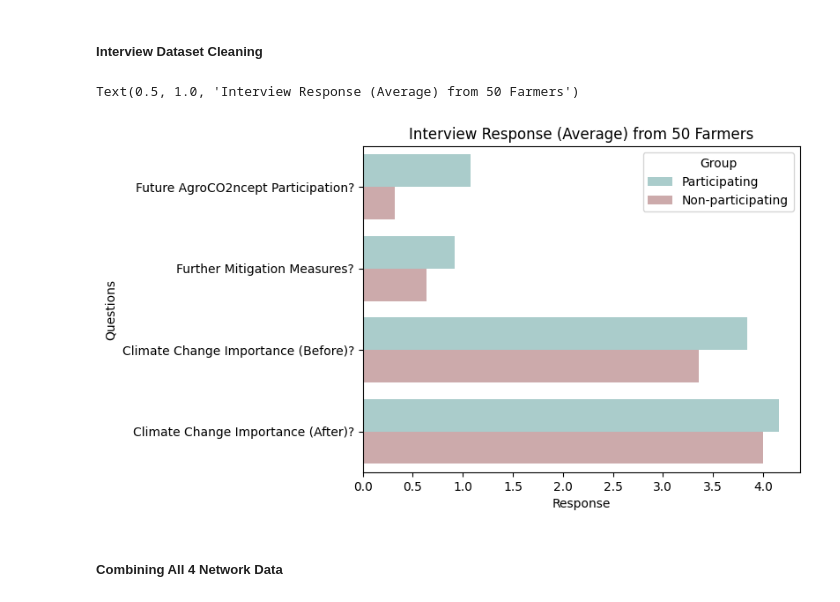
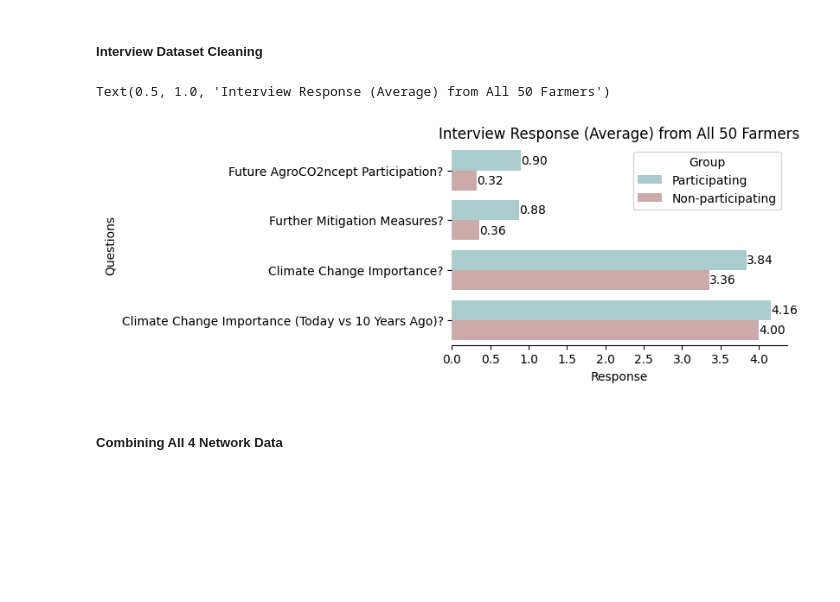
Before and after one commit to liugrac/climate_change_responses, a Jupyter notebook: Farmers Social Network.ipynb, the cells around one changed output. Cells and saved outputs as stored; diff of their text form; code cells hidden in the pictures; blank space fills up the shorter version.

```diff
--- a/Farmers Social Network.ipynb
+++ b/Farmers Social Network.ipynb
@@ -91,31 +93,38 @@ Non-part Farmer ID:  [57, 58, 59, 60, 61, 62, 63, 64, 65, 66, 67, 68, 69, 70, 71
 # %%
 def int_data_cleaning(df, group):
     df.columns = df.columns.str.replace(r'_nonpart', '')
     df.columns = df.columns.str.replace(r'consider_', '')
     df.columns = df.columns.str.replace(r'_again', '')
+    df['part'] = np.where(df['part'] == 2, 0.5, df['part'])
+    df['furt_reduc'] = np.where(df['furt_reduc'] == 2, 0.5, df['part'])
     df1 = df[['part','furt_reduc','CC_import','CC_import_change']].rename(
         columns = {'part':'Future AgroCO2ncept Participation?',
         'furt_reduc':'Further Mitigation Measures?',
-        'CC_import':'Climate Change Importance (Before)?',
-        'CC_import_change':'Climate Change Importance (After)?'})
+        'CC_import':'Climate Change Importance?',
+        'CC_import_change':'Climate Change Importance (Today vs 10 Years Ago)?'})
     df2 = df1.mean()
     df2 = pd.DataFrame(df2).reset_index().rename(
         columns = {'index':'Questions', 0: 'Response'})
     df2['Group'] = group
     return df2
 
 all_part_int_stats_df = int_data_cleaning(att_part_int_df, 'Participating')
 all_non_int_stats_df = int_data_cleaning(att_non_int_df,'Non-participating')
 
 all_int_response = pd.concat([all_part_int_stats_df, all_non_int_stats_df])
 
+fig, ax = plt.subplots(figsize=(5, 3))
+
 part_colors = ['#a4d2d0','#d2a4a6']
-sns.set_palette(sns.color_palette(part_colors))
-sns.barplot(data=all_int_response, x="Response", y="Questions", hue="Group"
-).set_title(f'Interview Response (Average) from {len(att_part_int_df) + len(att_non_int_df)} Farmers')
+ax = sns.set_palette(sns.color_palette(part_colors))
+ax = sns.barplot(data=all_int_response, x="Response", y="Questions", hue="Group")
+for container in ax.containers:
+    ax.bar_label(container, fmt='%.2f')
+sns.despine(bottom = False, left = True)
+ax.set_title(f'Interview Response (Average) from All {len(att_part_int_df) + len(att_non_int_df)} Farmers')
 # %% [output]
-Text(0.5, 1.0, 'Interview Response (Average) from 50 Farmers')
+Text(0.5, 1.0, 'Interview Response (Average) from All 50 Farmers')
-[figure, old version]
+[figure, new version]
 # %% [markdown]
 ##### Combining All 4 Network Data
 # %%
```
Also changed, not shown: parts of 5 cells of this notebook.
